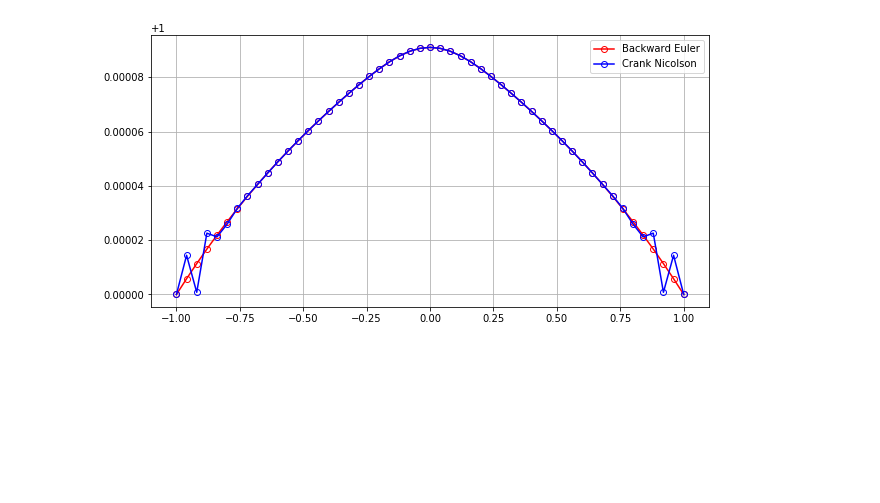
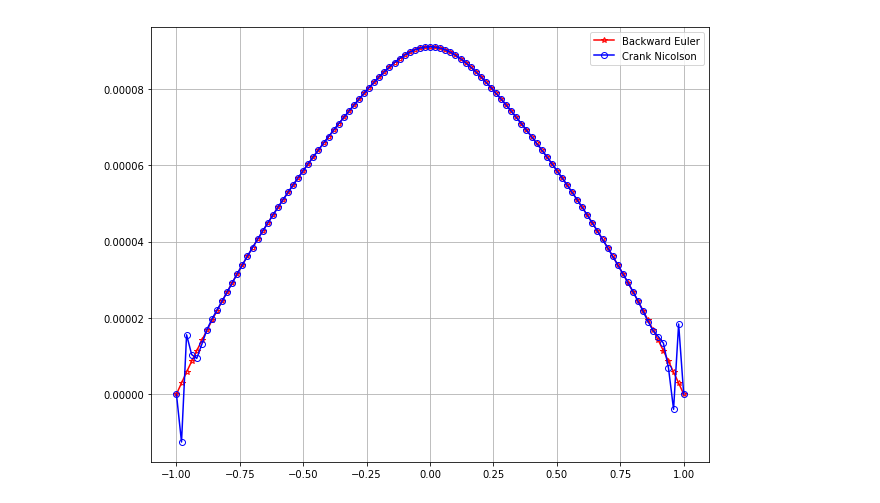
Before and after one commit to fdrmrc/HigherNumericalMathematicsPS, a Jupyter notebook: Sheet8/Crank_Nicolson_BE.ipynb, the cells around one changed output. Drawn from its saved outputs; the diff is of its cells as text; code cells hidden in the pictures; blank space fills up the shorter version.

```diff
--- a/Sheet8/Crank_Nicolson_BE.ipynb
+++ b/Sheet8/Crank_Nicolson_BE.ipynb
@@ -13,6 +14,6 @@ Number of time steps: 600
 # %%
 def u0(x):
-    return np.cos(2*pi*x)
+    return np.sin(2*pi*x)
 
 
 def a(x):
@@ -25,7 +26,7 @@ def s(t,x):
 
 
 
-M = 50
+M = 100
 x = np.linspace(-1,1,M+1)
 a = a(x)
 h = 2/M
@@ -45,59 +46,68 @@ Un = u0(x)
 UnBE = u0(x)
 # %%
 I = np.eye(M+1)
-for n in range(0,ts):
+if (bdtype == 'Dirichlet'):
+    AA = k*0.5*(np.diag(a)@D2 + np.diag(D1@a)@D1)
+    #Dirichlet boundaries
+    AA[0,:]= np.zeros(M+1)
+    AA[-1,:]= np.zeros(M+1)
+    ludec = lu_factor(I - AA)
 
-    if (bdtype == 'Dirichlet'):
+
+    AAE = k*(np.diag(a)@D2 + np.diag(D1@a)@D1)
+    AAE[0,:]= np.zeros(M+1)
+    AAE[-1,:]= np.zeros(M+1)
+    ludecBE = lu_factor(I - AAE)
+
+    for n in range(ts):
         bb = k*0.5*(s(t[n],x) + s(t[n+1],x) + np.diag(a)@(D2@Un) + np.diag(D1@a)@(D1@Un) )
-        AA = k*0.5*(np.diag(a)@D2 + np.diag(D1@a)@D1)
         bb[0] = 0
         bb[-1] = 0
-        #Dirichlet boundaries
-        AA[0,:]= np.zeros(M+1)
-        AA[-1,:]= np.zeros(M+1)
+        uCN = lu_solve(ludec,Un + bb)
+    #     uCN = np.linalg.solve(I-AA,Un + bb)
+        Un = uCN.copy()
+
+
+        bbE = k*( s(t[n+1],x))
+        bbE[0] = 0
+        bbE[-1] = 0
+        uBE = lu_solve(ludecBE,UnBE + bbE)
+        #uBE = np.linalg.solve(I-AAE,UnBE + bbE)
+        UnBE = uBE.copy()
+elif(bdtype == 'Neumann'):
+    D2[0,0] = -2/h**2
+    D2[0,1] = 2/h**2
+    D2[-1,M-1] = 2/h**2
+    D2[-1,M] = -2/h**2
+    D1[0,:] = np.zeros(M+1)
+    D1[-1,:] = np.zeros(M+1)
+    AA = k*0.5*(np.diag(a)@D2 + np.diag(D1@a)@D1)
+    AAE = k*(np.diag(a)@D2 + np.diag(D1@a)@D1)
+    ludec = lu_factor(I - AA)
+    ludecBE = lu_factor(I-AAE)
+
+    for n in range(ts):
+        bb = k*0.5*(s(t[n],x) + s(t[n+1],x) + np.diag(a)@(D2@Un) + np.diag(D1@a)@(D1@Un) )
+        bbE = k*( s(t[n+1],x))
+
+        uCN = lu_solve(ludec,Un + bb)
+#     uCN = np.linalg.solve(I-AA,Un + bb)
+        Un = uCN.copy()
+
+
+        uBE = lu_solve(ludecBE,UnBE + bbE)
+        #uBE = np.linalg.solve(I-AAE,UnBE + bbE)
+        UnBE = uBE.copy()
 
 
 
-        bbE = k*( s(t[n+1],x))
-        AAE = k*(np.diag(a)@D2 + np.diag(D1@a)@D1)
-        bbE[0] = 0
-        bbE[-1] = 0
-        #Dirichlet boundaries
-        AAE[0,:]= np.zeros(M+1)
-        AAE[-1,:]= np.zeros(M+1)
-
-    elif (bdtype == 'Neumann'):
-        D2[0,0] = -2/h**2
-        D2[0,1] = 2/h**2
-        D2[-1,M-1] = 2/h**2
-        D2[-1,M] = -2/h**2
-        D1[0,:] = np.zeros(M+1)
-        D1[-1,:] = np.zeros(M+1)
-
-
-        bb = k*0.5*(s(t[n],x) + s(t[n+1],x) + np.diag(a)@(D2@Un) + np.diag(D1@a)@(D1@Un) )
-        AA = k*0.5*(np.diag(a)@D2 + np.diag(D1@a)@D1)
-
-
-        bbE = k*( s(t[n+1],x))
-        AAE = k*(np.diag(a)@D2 + np.diag(D1@a)@D1)
-
-
-
-    uCN = np.linalg.solve(I-AA,Un + bb)
-    Un = uCN.copy()
-
-
-    uBE = np.linalg.solve(I-AAE,UnBE + bbE)
-    UnBE = uBE.copy()
-
 #print(U)
-plt.figure(figsize=(10,5))
-plt.plot(x,uBE,'r-o',markerfacecolor='None',label='Backward Euler')
+plt.figure(figsize=(10,8))
+plt.plot(x,uBE,'r-*',markerfacecolor='None',label='Backward Euler')
 plt.plot(x,uCN,'b-o',markerfacecolor='None',label='Crank Nicolson')
 plt.legend()
 plt.grid()
 plt.show()
 print(min(uCN),min(uBE))
 # %% [output]
-[figure, old version]
+[figure, new version]
```
Also changed, not shown: parts of 7 cells of this notebook.
